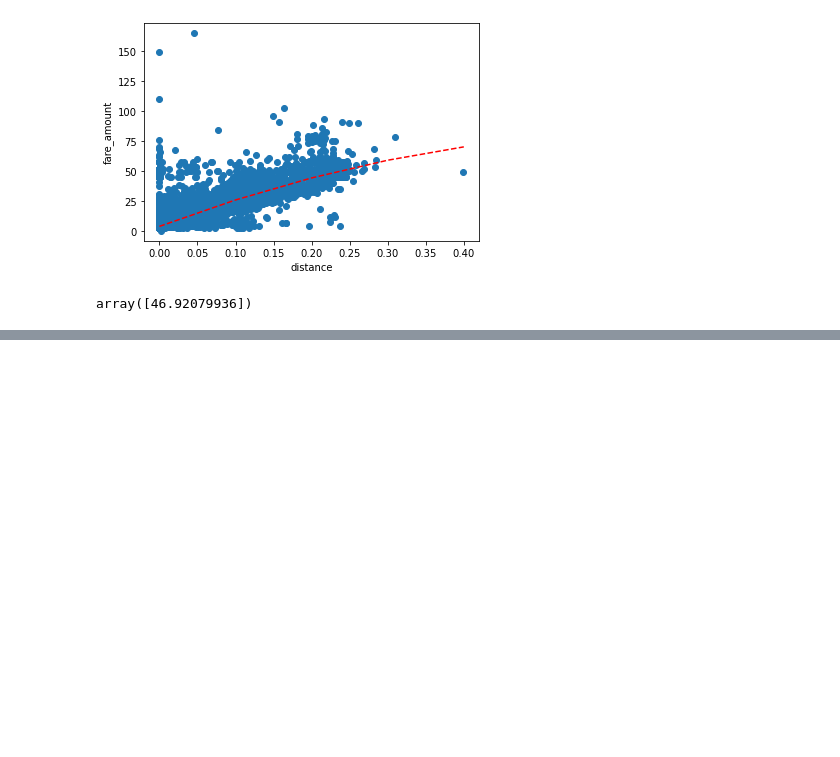
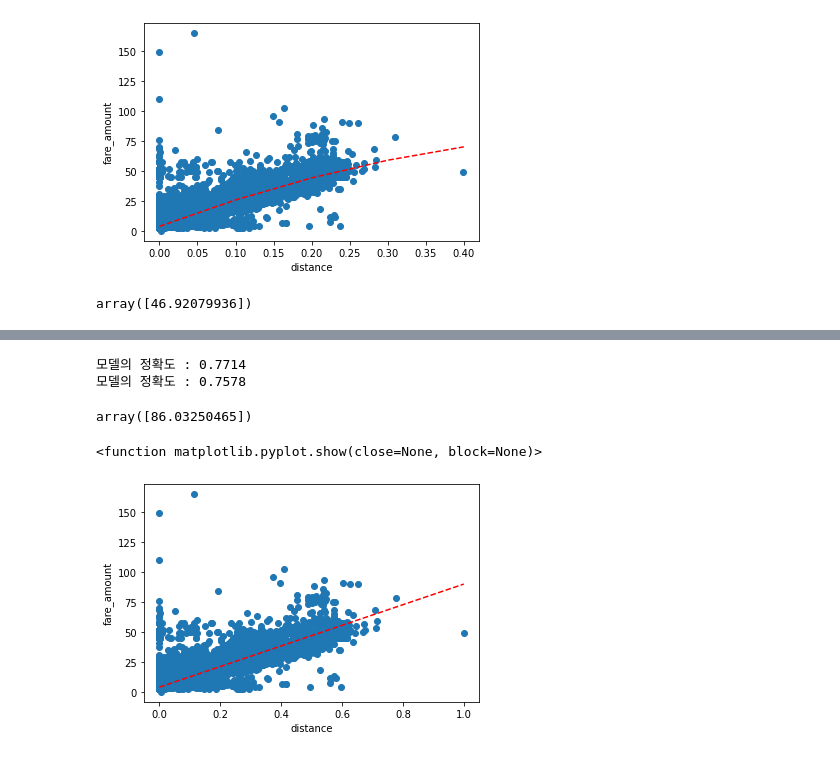
Before and after one commit to j2com/EXAM_py, a Jupyter notebook: machine learning/DAY0901/3일차_과제_신상언_뉴욕.ipynb, the cells around one changed output, grey strips where cells are left out. Drawn from its saved outputs; the diff is of its cells as text; code cells hidden in the pictures; blank space fills up the shorter version.

```diff
--- a/machine learning/DAY0901/3일차_과제_신상언_뉴욕.ipynb
+++ b/machine learning/DAY0901/3일차_과제_신상언_뉴욕.ipynb
@@ -114,0 +198,25 @@ array([46.92079936])
+# %%
+mms = MinMaxScaler()
+mms.fit(train_input)
+train_input_scaled = mms.transform(train_input)
+test_input_scaled = mms.transform(test_input)
+lr.fit(train_input_scaled, train_target)
+print('모델의 정확도 :', round(lr.score(train_input_scaled, train_target), 4))
+print('모델의 정확도 :', round(lr.score(test_input_scaled, test_target), 4))
+# %% [output]
+모델의 정확도 : 0.7714
+모델의 정확도 : 0.7578
+# %%
+lr.coef_
+# %% [output]
+array([86.03250465])
+# %%
+plt.scatter(train_input_scaled, train_target)
+plt.plot([0, 1], [0*lr.coef_+lr.intercept_,1*lr.coef_+lr.intercept_],
+color='red',linestyle='--')
+plt.xlabel('distance')
+plt.ylabel('fare_amount')
+plt.show
+# %% [output]
+<function matplotlib.pyplot.show(close=None, block=None)>
+[figure, added]
```
Also changed, not shown: parts of 19 cells of this notebook, 24 other files.
